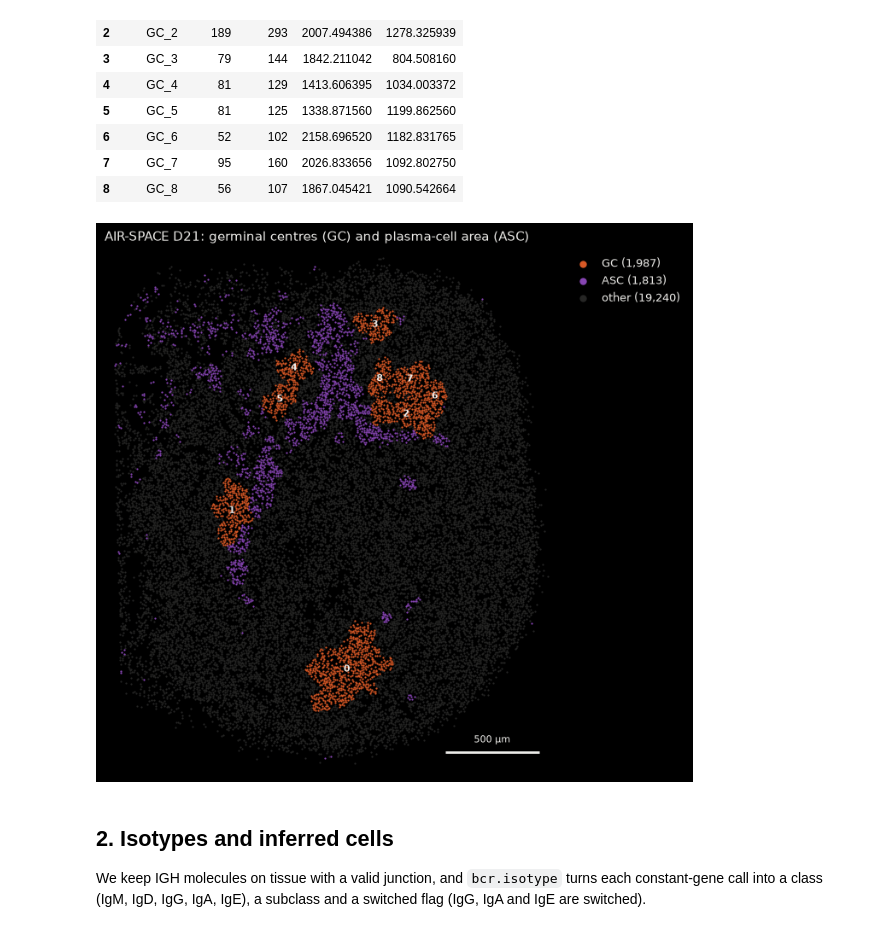
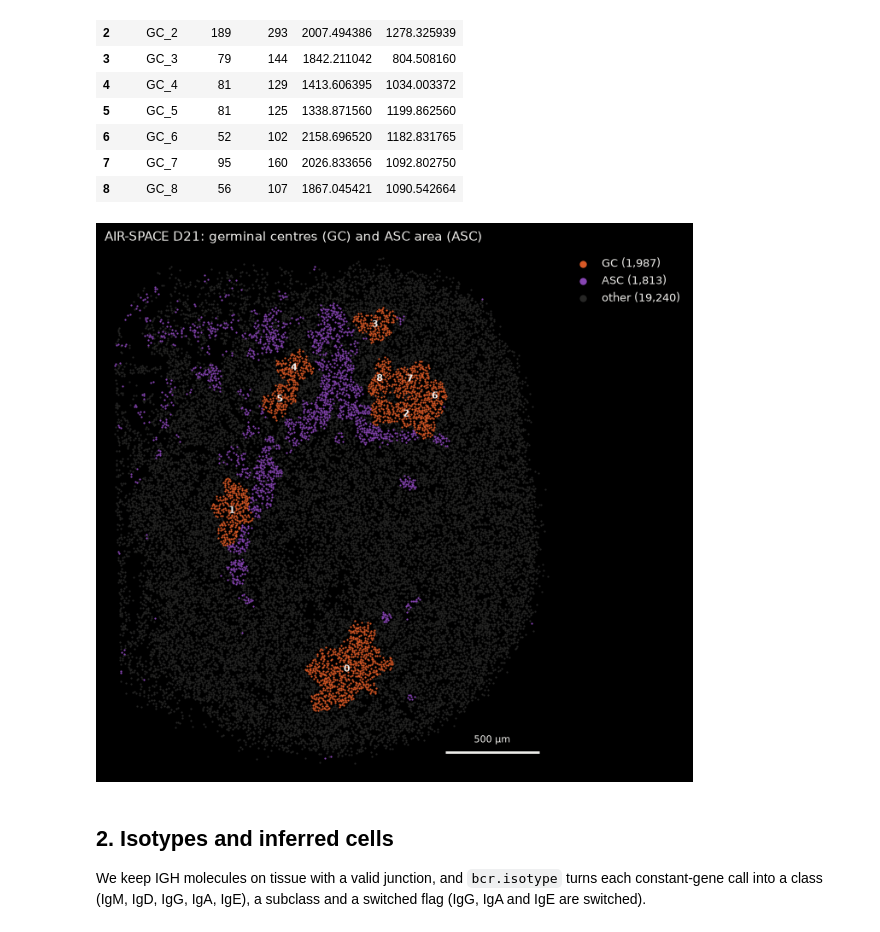
Before and after one commit to Reynold4k/spaclone, a Jupyter notebook: docs/tutorials/03_bcr_class_switching_and_mutation.ipynb, the cells around one changed output. Cells and saved outputs as stored; diff of their text form; code cells hidden in the pictures.

```diff
--- a/docs/tutorials/03_bcr_class_switching_and_mutation.ipynb
+++ b/docs/tutorials/03_bcr_class_switching_and_mutation.ipynb
@@ -79,10 +79,10 @@ gcs[["region_id", "n_core", "n_units", "x_um", "y_um"]]
 | 8 | GC_8 | 56 | 107 | 1867.045421 | 1090.542664 |
 # %%
 in_tissue = G.obs["in_tissue"].to_numpy()
-ax = pl.gex_regions(G[in_tissue], title="AIR-SPACE D21: germinal centres (GC) and plasma-cell area (ASC)")
+ax = pl.gex_regions(G[in_tissue], title="AIR-SPACE D21: germinal centres (GC) and ASC area (ASC)")
 plt.show()
 # %% [output]
-[figure, old version]
+[figure, new version]
 # %% [markdown]
 ## 2. Isotypes and inferred cells
 
```
Also changed, not shown: parts of 5 cells of this notebook, 46 other files.
